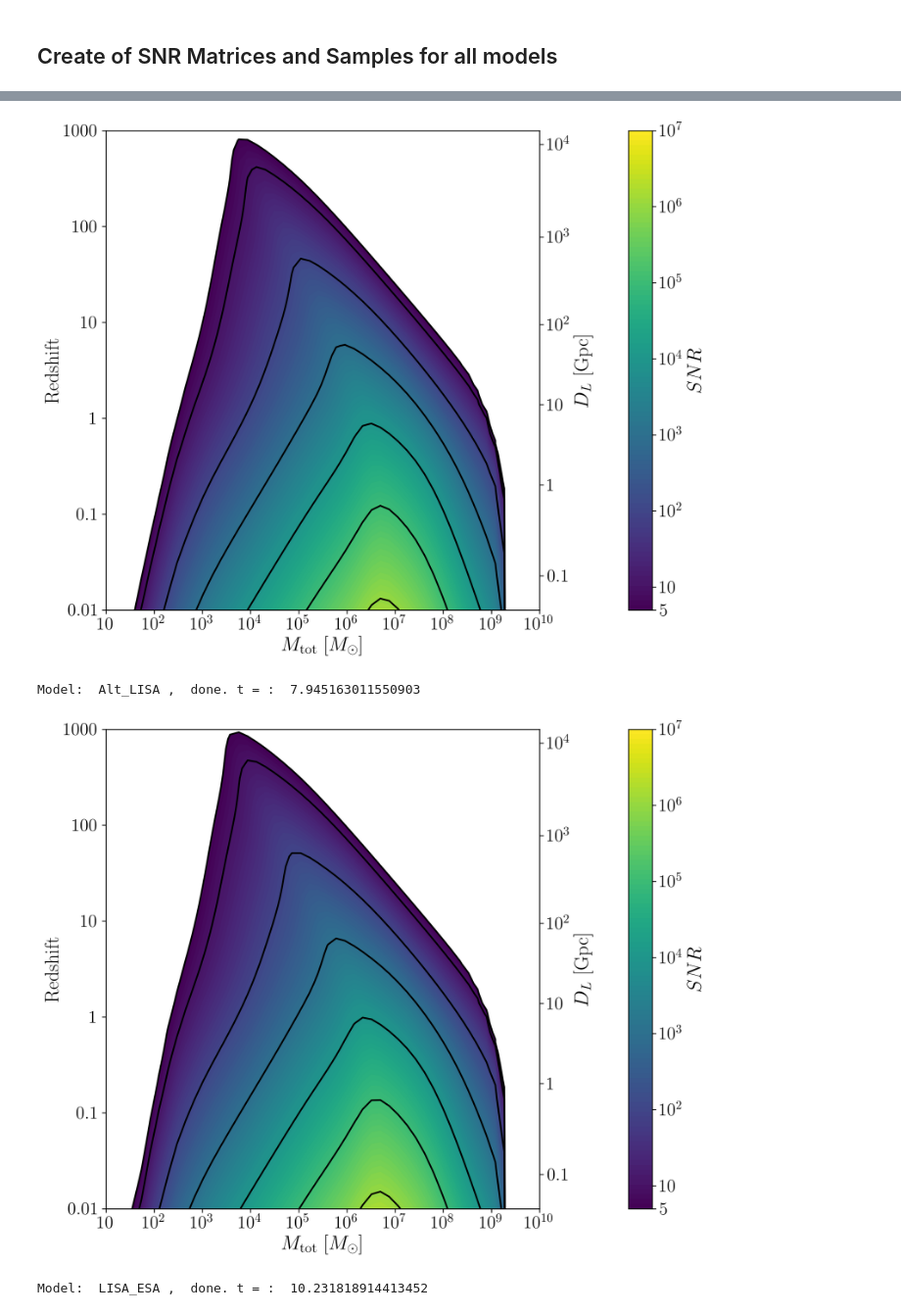
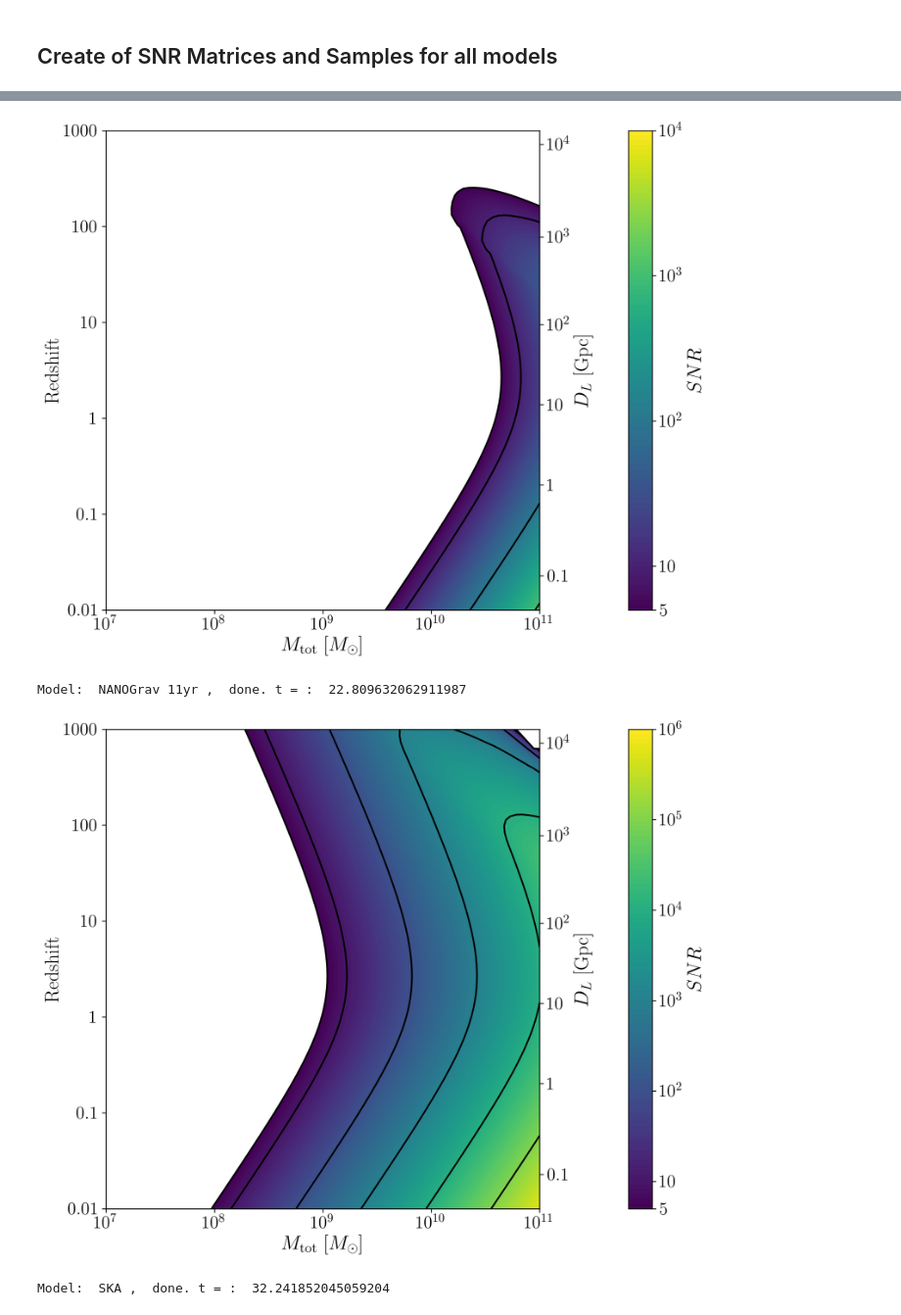
Before and after one commit to ark0015/gwent, a Jupyter notebook: docs/_static/notebooks/calcSNR_tutorial.ipynb, the cells around one changed output, grey strips where cells are left out. Shown at 98% size. Saved outputs shown, nothing was run; the diff lists cells and outputs as text; code cells hidden in the pictures.

```diff
--- a/docs/_static/notebooks/calcSNR_tutorial.ipynb
+++ b/docs/_static/notebooks/calcSNR_tutorial.ipynb
@@ -86,12 +86,12 @@ Takes in a an instrument model that dictates reasonable mass ranges for the part
 The source parameters must be set (ie. M,q,z,chi1,chi2), but one only needs to set the minima and maxima of the selected SNR axes variables.
 # %%
 def Get_Source(model):
-    if model == 0 or model == 1:
+    if model in [0,1]:
         #M = m1+m2 Total Mass
         M = 1e2
         M_min = 1e0
         M_max = 1e5
-    elif model == 2 or model == 3:
+    elif model in [2,3,4,5]:
         #M = m1+m2 Total Mass
         M = 1e8
         M_min = 1e7
@@ -159,10 +159,10 @@ def Get_Instrument(model):
         instrument = detector.GroundBased('aLIGO',T_obs,load_location=load_location,I_type='A')
         instrument.T_obs = [T_obs,T_obs_min,T_obs_max]
 
-    elif model == 2: #NANOGrav 15 yr
+    elif model == 2: #NANOGrav 15 yr WN only
         #NANOGrav calculation using 11.5yr parameters https://arxiv.org/abs/1801.01837
         T_obs = 15*u.yr #Observing time in years
-        T_obs_min = 10*u.yr
+        T_obs_min = 5*u.yr
         T_obs_max = 30*u.yr
 
         sigma = 100*u.ns.to('s')*u.s #rms timing residuals in seconds
@@ -174,8 +174,35 @@ def Get_Instrument(model):
         instrument = detector.PTA('NANOGrav',T_obs,N_p,sigma,cadence)
         instrument.T_obs = [T_obs,T_obs_min,T_obs_max]
 
+    elif model == 3: #NANOGrav 15 yr WN + RN
+        #NANOGrav calculation using 11.5yr parameters https://arxiv.org/abs/1801.01837
+        T_obs = 15*u.yr #Observing time in years
+        T_obs_min = 5*u.yr
+        T_obs_max = 30*u.yr
 
-    elif model == 3: #SKA (2030s)
+        sigma = 100*u.ns.to('s')*u.s #rms timing residuals in seconds
+
+        N_p = 18 #Number of pulsars
+
+        cadence = 1/(2*u.wk.to('yr')*u.yr) #Avg observation cadence of 1 every 2 weeks in num/year
+
+        instrument = detector.PTA('NANOGrav, WN and RN',T_obs,N_p,sigma,cadence,
+                                  A_rn=[1e-16,1e-12],alpha_rn=[-1/2,1.25])
+        instrument.T_obs = [T_obs,T_obs_min,T_obs_max]
+
+    elif model == 4: #NANOGrav 11 yr real data
+        #NANOGrav calculation using 11.5yr parameters https://arxiv.org/abs/1801.01837
+        load_name = 'NANOGrav_11yr_S_eff.txt'
+        load_location = load_directory + 'NANOGrav/StrainFiles/' + load_name
+
+        T_obs = 11.42*u.yr #Observing time in years
+        T_obs_min = 5*u.yr
+        T_obs_max = 30*u.yr
+
+        instrument = detector.PTA('NANOGrav 11yr',load_location=load_location,I_type='E')
+        instrument.T_obs = [T_obs,T_obs_min,T_obs_max]
+
+    elif model == 5: #SKA (2030s)
         #SKA calculation using parameters and methods from https://arxiv.org/abs/0804.4476 section 7.1
         T_obs = 15*u.yr #Observing time (years)
         T_obs_min = 10*u.yr
@@ -190,7 +217,7 @@ def Get_Instrument(model):
         instrument = detector.PTA('SKA',T_obs,N_p,sigma,cadence)
         instrument.T_obs = [T_obs,T_obs_min,T_obs_max]
 
-    elif model == 4: #Robson,Cornish,and Liu 2019, LISA (https://arxiv.org/abs/1803.01944)
+    elif model == 6: #Robson,Cornish,and Liu 2019, LISA (https://arxiv.org/abs/1803.01944)
         T_obs = 4*u.yr #Observing time in years
         T_obs_min = 1*u.yr
         T_obs_max = 10*u.yr
@@ -243,7 +270,7 @@ def Get_Instrument(model):
 # %% [markdown]
 Based on the selected model, we use `Get_Instrument` and `Get_Source` to instantiate both the instrument and the model for the SNR Calculation.
 # %%
-model = 2
+model = 4
 instrument = Get_Instrument(model)
 source = Get_Source(model)
 # %% [markdown]
@@ -265,7 +292,7 @@ snrplot.Plot_SNR(source,instrument,var_x,sample_x,var_y,sample_y,SNRMatrix,smoot
 # %% [markdown]
 ## Create of SNR Matrices and Samples for all models
 # %%
-models = [0,1,2,3,4,5]
+models = range(7)
 for model in models:
     instrument = Get_Instrument(model)
     source = Get_Source(model)
@@ -288,4 +315,4 @@ Model:  SKA ,  done. t = :  18.184070348739624
-[figure, old version]
+[figure, new version]
-Model:  Alt_LISA ,  done. t = :  7.945163011550903
+Model:  NANOGrav 11yr ,  done. t = :  22.809632062911987
-[figure, old version]
+[figure, new version]
-Model:  LISA_ESA ,  done. t = :  10.231818914413452
+Model:  SKA ,  done. t = :  32.241852045059204
```
Also changed, not shown: parts of 4 cells of this notebook, 2 other files.
